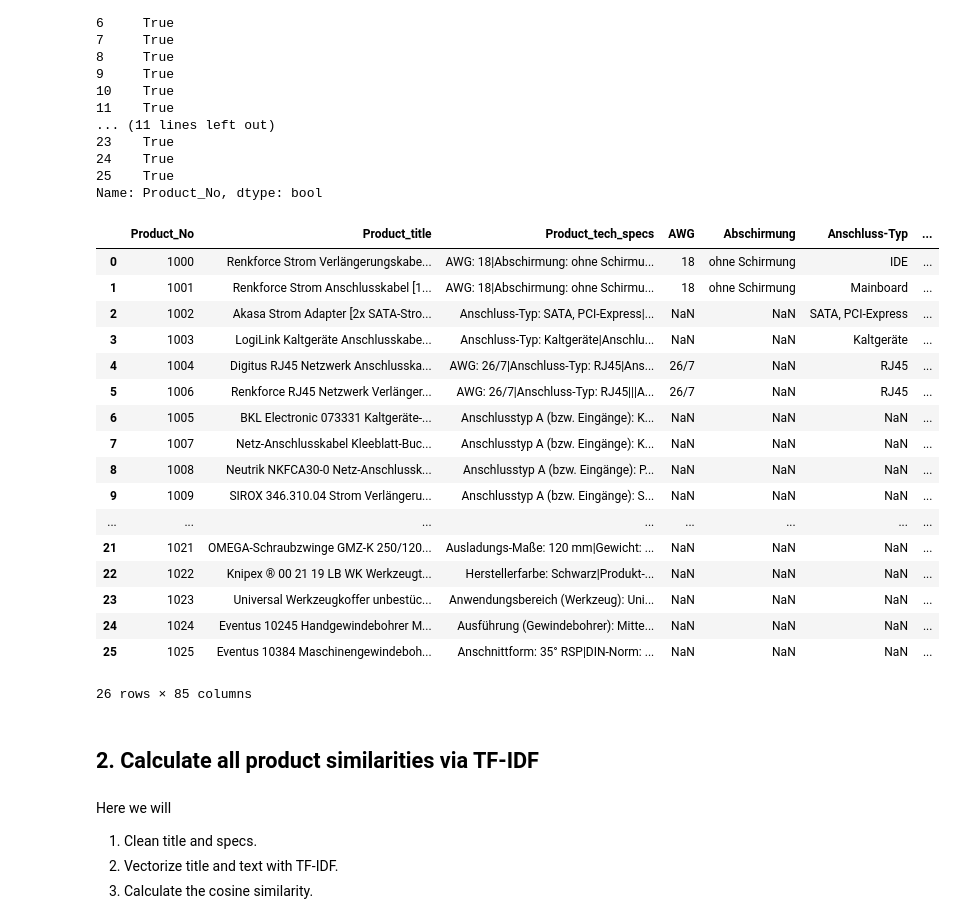
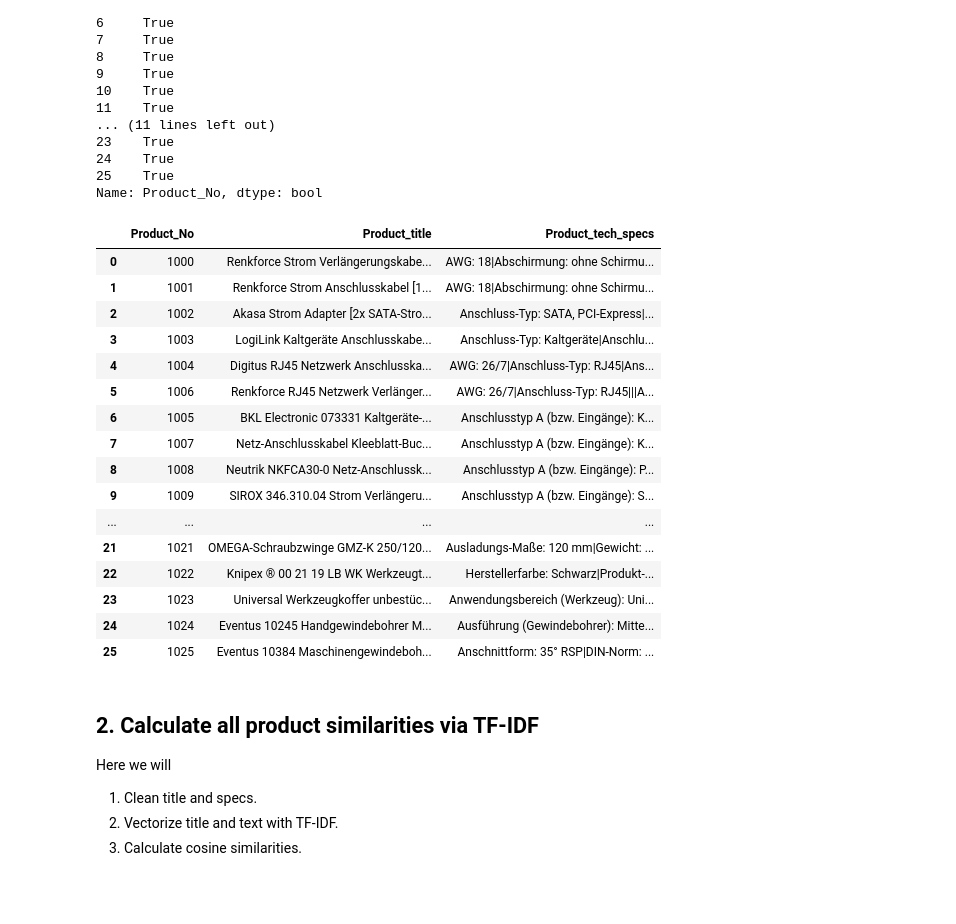
Before and after one commit to Shoggomo/conrad_interview_task, a Jupyter notebook: main.ipynb, the cells around one changed output. Drawn from its saved outputs; the diff is of its cells as text; code cells hidden in the pictures; blank space fills up the shorter version.

```diff
--- a/main.ipynb
+++ b/main.ipynb
@@ -180,34 +133,33 @@ If all are true, all product ids are present in both datasets.
 25    True
 Name: Product_No, dtype: bool
 # %%
-df_prod = df_prod_titles.merge(df_prod_tech_specs_parsed, on="Product_No")
+df_prod = df_prod_titles.merge(df_prod_tech_specs, on="Product_No")
 df_prod
 # %% [output]
-|  | Product_No | Product_title | Product_tech_specs | AWG | Abschirmung | Anschluss-Typ | ... |
-| 0 | 1000 | Renkforce Strom Verlängerungskabe... | AWG: 18|Abschirmung: ohne Schirmu... | 18 | ohne Schirmung | IDE | ... |
-| 1 | 1001 | Renkforce Strom Anschlusskabel [1... | AWG: 18|Abschirmung: ohne Schirmu... | 18 | ohne Schirmung | Mainboard | ... |
-| 2 | 1002 | Akasa Strom Adapter [2x SATA-Stro... | Anschluss-Typ: SATA, PCI-Express|... | NaN | NaN | SATA, PCI-Express | ... |
-| 3 | 1003 | LogiLink Kaltgeräte Anschlusskabe... | Anschluss-Typ: Kaltgeräte|Anschlu... | NaN | NaN | Kaltgeräte | ... |
-| 4 | 1004 | Digitus RJ45 Netzwerk Anschlusska... | AWG: 26/7|Anschluss-Typ: RJ45|Ans... | 26/7 | NaN | RJ45 | ... |
-| 5 | 1006 | Renkforce RJ45 Netzwerk Verlänger... | AWG: 26/7|Anschluss-Typ: RJ45|||A... | 26/7 | NaN | RJ45 | ... |
-| 6 | 1005 | BKL Electronic 073331 Kaltgeräte-... | Anschlusstyp A (bzw. Eingänge): K... | NaN | NaN | NaN | ... |
-| 7 | 1007 | Netz-Anschlusskabel Kleeblatt-Buc... | Anschlusstyp A (bzw. Eingänge): K... | NaN | NaN | NaN | ... |
-| 8 | 1008 | Neutrik NKFCA30-0 Netz-Anschlussk... | Anschlusstyp A (bzw. Eingänge): P... | NaN | NaN | NaN | ... |
-| 9 | 1009 | SIROX 346.310.04 Strom Verlängeru... | Anschlusstyp A (bzw. Eingänge): S... | NaN | NaN | NaN | ... |
-| ... | ... | ... | ... | ... | ... | ... | ... |
-| 21 | 1021 | OMEGA-Schraubzwinge GMZ-K 250/120... | Ausladungs-Maße: 120 mm|Gewicht: ... | NaN | NaN | NaN | ... |
-| 22 | 1022 | Knipex ® 00 21 19 LB WK Werkzeugt... | Herstellerfarbe: Schwarz|Produkt-... | NaN | NaN | NaN | ... |
-| 23 | 1023 | Universal Werkzeugkoffer unbestüc... | Anwendungsbereich (Werkzeug): Uni... | NaN | NaN | NaN | ... |
-| 24 | 1024 | Eventus 10245 Handgewindebohrer M... | Ausführung (Gewindebohrer): Mitte... | NaN | NaN | NaN | ... |
-| 25 | 1025 | Eventus 10384 Maschinengewindeboh... | Anschnittform: 35° RSP|DIN-Norm: ... | NaN | NaN | NaN | ... |
+|  | Product_No | Product_title | Product_tech_specs |
+| 0 | 1000 | Renkforce Strom Verlängerungskabe... | AWG: 18|Abschirmung: ohne Schirmu... |
+| 1 | 1001 | Renkforce Strom Anschlusskabel [1... | AWG: 18|Abschirmung: ohne Schirmu... |
+| 2 | 1002 | Akasa Strom Adapter [2x SATA-Stro... | Anschluss-Typ: SATA, PCI-Express|... |
+| 3 | 1003 | LogiLink Kaltgeräte Anschlusskabe... | Anschluss-Typ: Kaltgeräte|Anschlu... |
+| 4 | 1004 | Digitus RJ45 Netzwerk Anschlusska... | AWG: 26/7|Anschluss-Typ: RJ45|Ans... |
+| 5 | 1006 | Renkforce RJ45 Netzwerk Verlänger... | AWG: 26/7|Anschluss-Typ: RJ45|||A... |
+| 6 | 1005 | BKL Electronic 073331 Kaltgeräte-... | Anschlusstyp A (bzw. Eingänge): K... |
+| 7 | 1007 | Netz-Anschlusskabel Kleeblatt-Buc... | Anschlusstyp A (bzw. Eingänge): K... |
+| 8 | 1008 | Neutrik NKFCA30-0 Netz-Anschlussk... | Anschlusstyp A (bzw. Eingänge): P... |
+| 9 | 1009 | SIROX 346.310.04 Strom Verlängeru... | Anschlusstyp A (bzw. Eingänge): S... |
+| ... | ... | ... | ... |
+| 21 | 1021 | OMEGA-Schraubzwinge GMZ-K 250/120... | Ausladungs-Maße: 120 mm|Gewicht: ... |
+| 22 | 1022 | Knipex ® 00 21 19 LB WK Werkzeugt... | Herstellerfarbe: Schwarz|Produkt-... |
+| 23 | 1023 | Universal Werkzeugkoffer unbestüc... | Anwendungsbereich (Werkzeug): Uni... |
+| 24 | 1024 | Eventus 10245 Handgewindebohrer M... | Ausführung (Gewindebohrer): Mitte... |
+| 25 | 1025 | Eventus 10384 Maschinengewindeboh... | Anschnittform: 35° RSP|DIN-Norm: ... |
-26 rows × 85 columns
 # %% [markdown]
 ## 2. Calculate all product similarities via TF-IDF
+
+Here we will
+ 1. Clean title and specs.
+ 2. Vectorize title and text with TF-IDF.
+ 3. Calculate cosine similarities.
-# %% [markdown]
-Here we will
- 1. Clean title and specs.
- 2. Vectorize title and text with TF-IDF.
- 3. Calculate the cosine similarity.
 # %%
 # Clean title and specs
 
```
Also changed, not shown: parts of 13 cells of this notebook, 2 other files.
